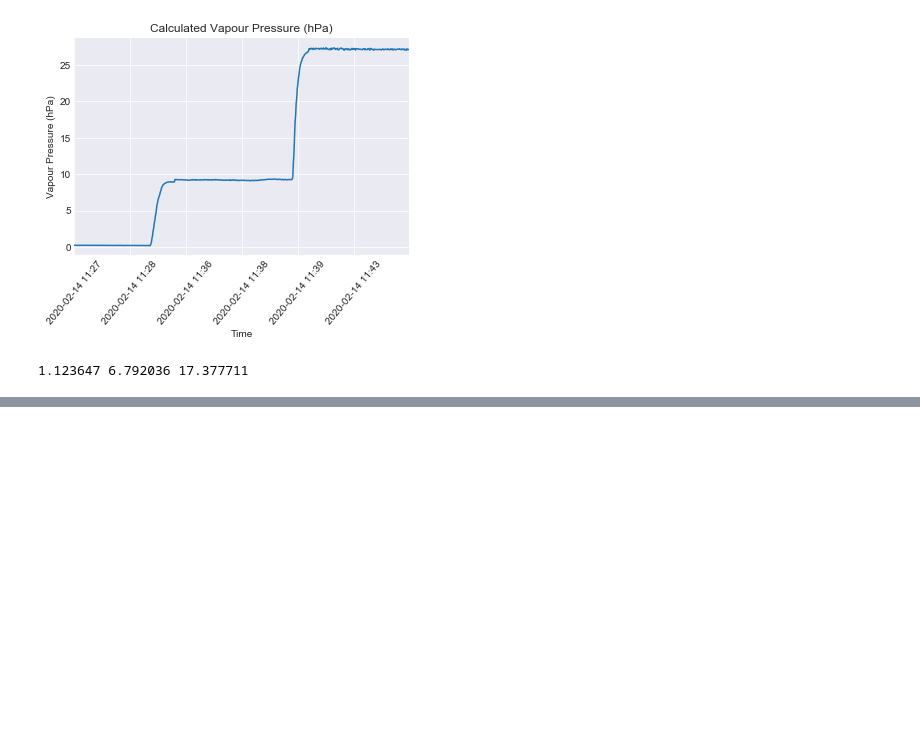
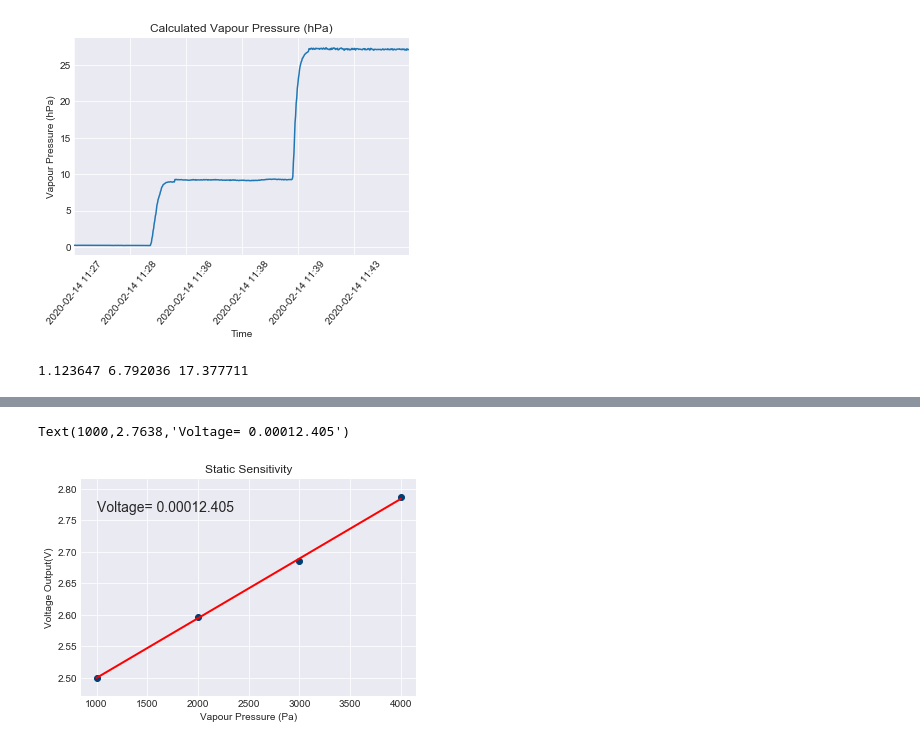
Before and after one commit to Pearl-Ayem/a303_course_work, a Jupyter notebook: Lab 6/Lab 6 - Hygrometry.ipynb, the cells around one changed output, grey strips where cells are left out. Cells and saved outputs as stored; diff of their text form; code cells hidden in the pictures; blank space fills up the shorter version.

```diff
--- a/Lab 6/Lab 6 - Hygrometry.ipynb
+++ b/Lab 6/Lab 6 - Hygrometry.ipynb
@@ -89,0 +103,23 @@ print(time_dry_avg.r,time_amb_avg.r,time_hum_avg.r)
+# %%
+x=vp
+y=vout
+stats = linregress(x,y)
+m = stats.slope
+b = stats.intercept
+
+# Change the default marker for the scatter from circles to x's
+plt.scatter(x, y, marker='o',color='#003F72')
+
+# Set the linewidth on the regression line to 3px
+y2= [i*m+b for i in x]
+
+plt.plot(x, y2, color="red", linewidth=2)
+plt.xlabel('Vapour Pressure (Pa)')
+plt.ylabel('Voltage Output(V)')
+plt.title('Static Sensitivity')
+s= 'Voltage= ' + str(round(m,4)) + str(round(b,4))
+plt.grid(True)
+plt.text(min(x),max(y2)-0.02,s,fontsize='14')
+# %% [output]
+Text(1000,2.7638,'Voltage= 0.00012.405')
+[figure, added]
```
Also changed, not shown: parts of 2 cells of this notebook, 6 other files.
